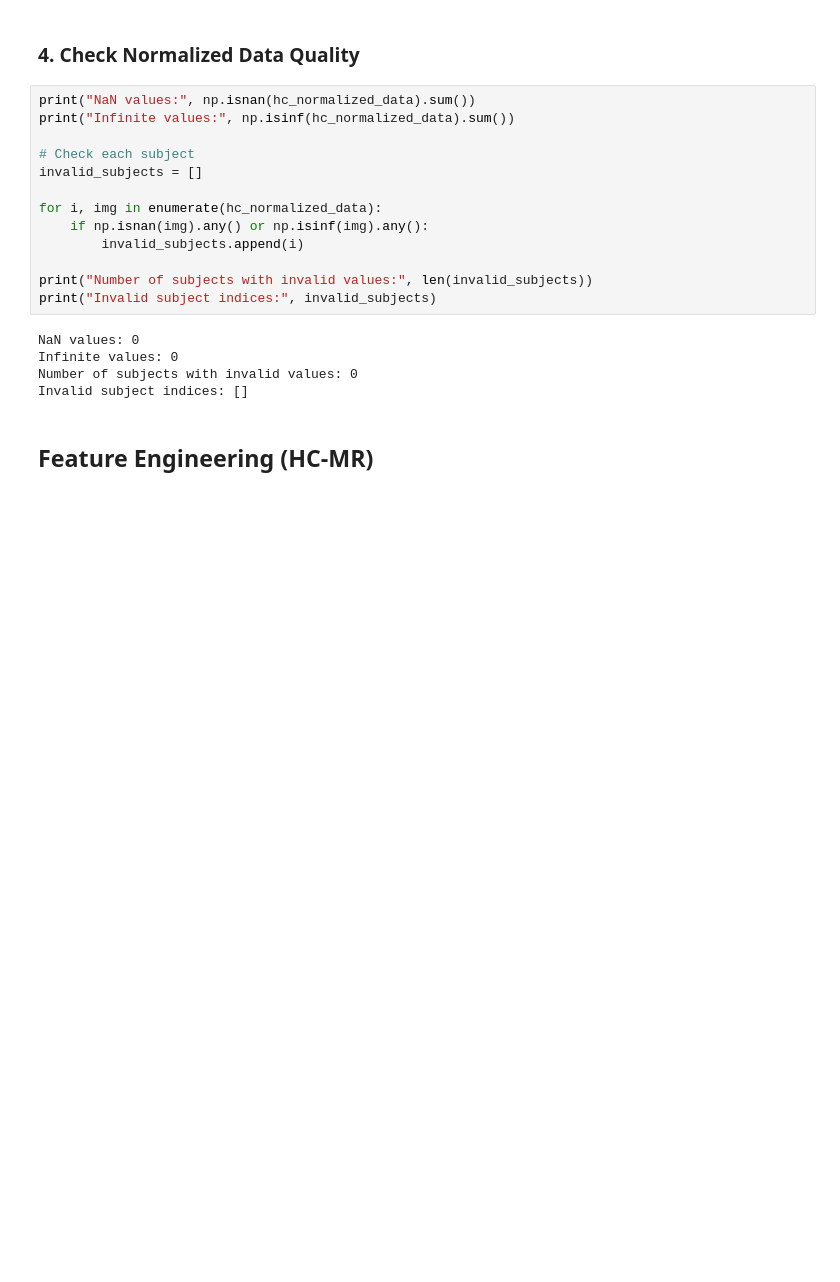
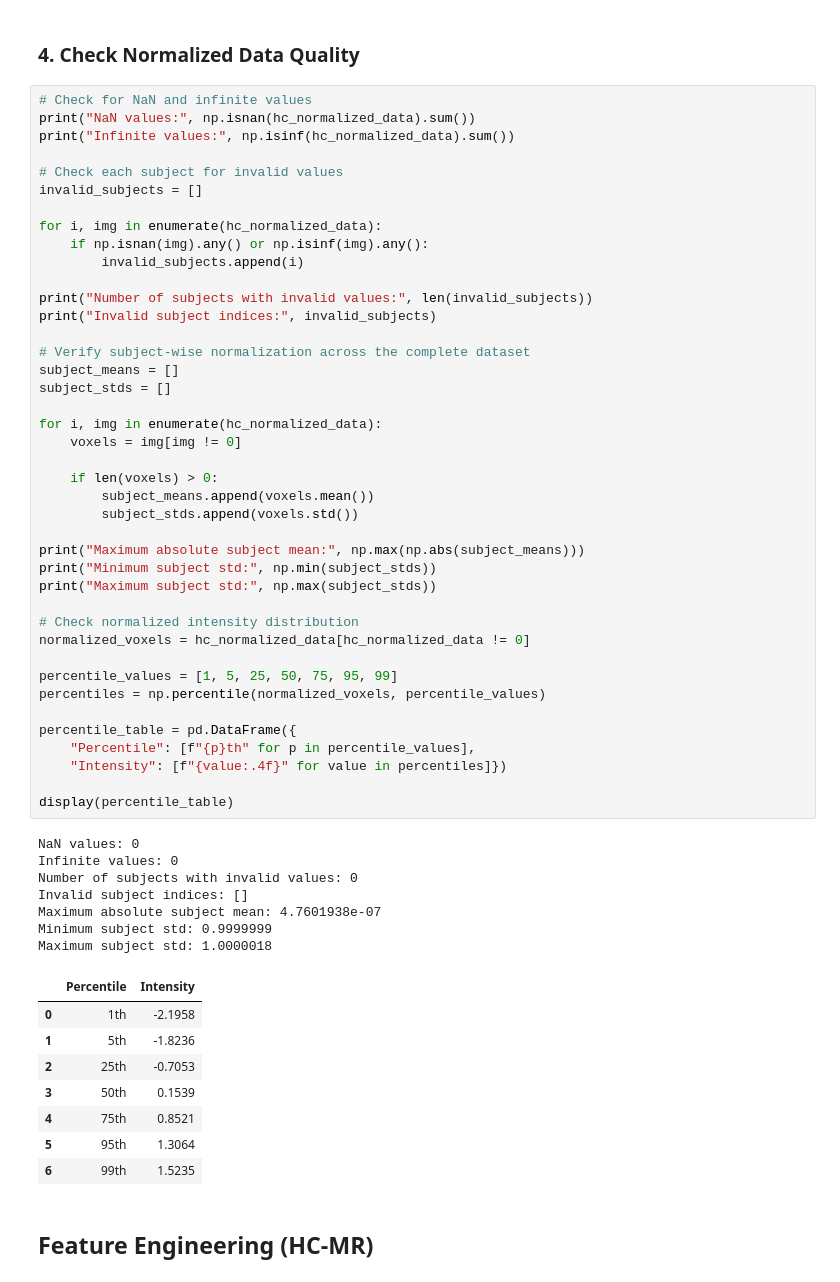
Before and after one commit to AnyUnimib/Medical_Imaging_Project, a Jupyter notebook: ADNI.ipynb, the cells around one changed output. Cells and saved outputs as stored; diff of their text form; blank space fills up the shorter version.

```diff
--- a/ADNI.ipynb
+++ b/ADNI.ipynb
@@ -517,23 +517,62 @@ plt.show()
 # %% [markdown]
 ### 4. Check Normalized Data Quality
 # %%
+# Check for NaN and infinite values
 print("NaN values:", np.isnan(hc_normalized_data).sum())
 print("Infinite values:", np.isinf(hc_normalized_data).sum())
 
-# Check each subject
+# Check each subject for invalid values
 invalid_subjects = []
 
 for i, img in enumerate(hc_normalized_data):
     if np.isnan(img).any() or np.isinf(img).any():
         invalid_subjects.append(i)
 
 print("Number of subjects with invalid values:", len(invalid_subjects))
 print("Invalid subject indices:", invalid_subjects)
+
+# Verify subject-wise normalization across the complete dataset
+subject_means = []
+subject_stds = []
+
+for i, img in enumerate(hc_normalized_data):
+    voxels = img[img != 0]
+
+    if len(voxels) > 0:
+        subject_means.append(voxels.mean())
+        subject_stds.append(voxels.std())
+
+print("Maximum absolute subject mean:", np.max(np.abs(subject_means)))
+print("Minimum subject std:", np.min(subject_stds))
+print("Maximum subject std:", np.max(subject_stds))
+
+# Check normalized intensity distribution
+normalized_voxels = hc_normalized_data[hc_normalized_data != 0]
+
+percentile_values = [1, 5, 25, 50, 75, 95, 99]
+percentiles = np.percentile(normalized_voxels, percentile_values)
+
+percentile_table = pd.DataFrame({
+    "Percentile": [f"{p}th" for p in percentile_values],
+    "Intensity": [f"{value:.4f}" for value in percentiles]})
+
+display(percentile_table)
 # %% [output]
 NaN values: 0
 Infinite values: 0
 Number of subjects with invalid values: 0
 Invalid subject indices: []
+Maximum absolute subject mean: 4.7601938e-07
+Minimum subject std: 0.9999999
+Maximum subject std: 1.0000018
+|  | Percentile | Intensity |
+| 0 | 1th | -2.1958 |
+| 1 | 5th | -1.8236 |
+| 2 | 25th | -0.7053 |
+| 3 | 50th | 0.1539 |
+| 4 | 75th | 0.8521 |
+| 5 | 95th | 1.3064 |
+| 6 | 99th | 1.5235 |
 # %% [markdown]
 ## Feature Engineering (HC-MR)
 # %% [markdown]
```
Also changed, not shown: parts of 7 cells of this notebook.
